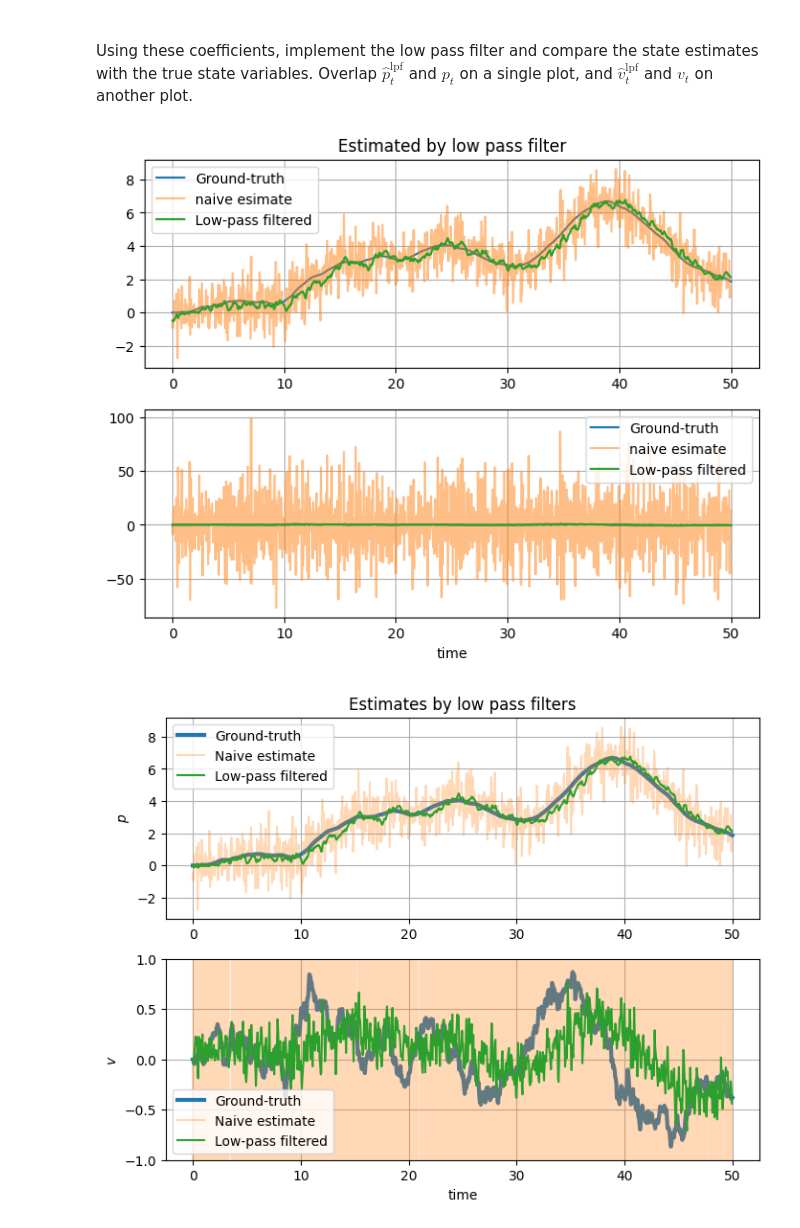
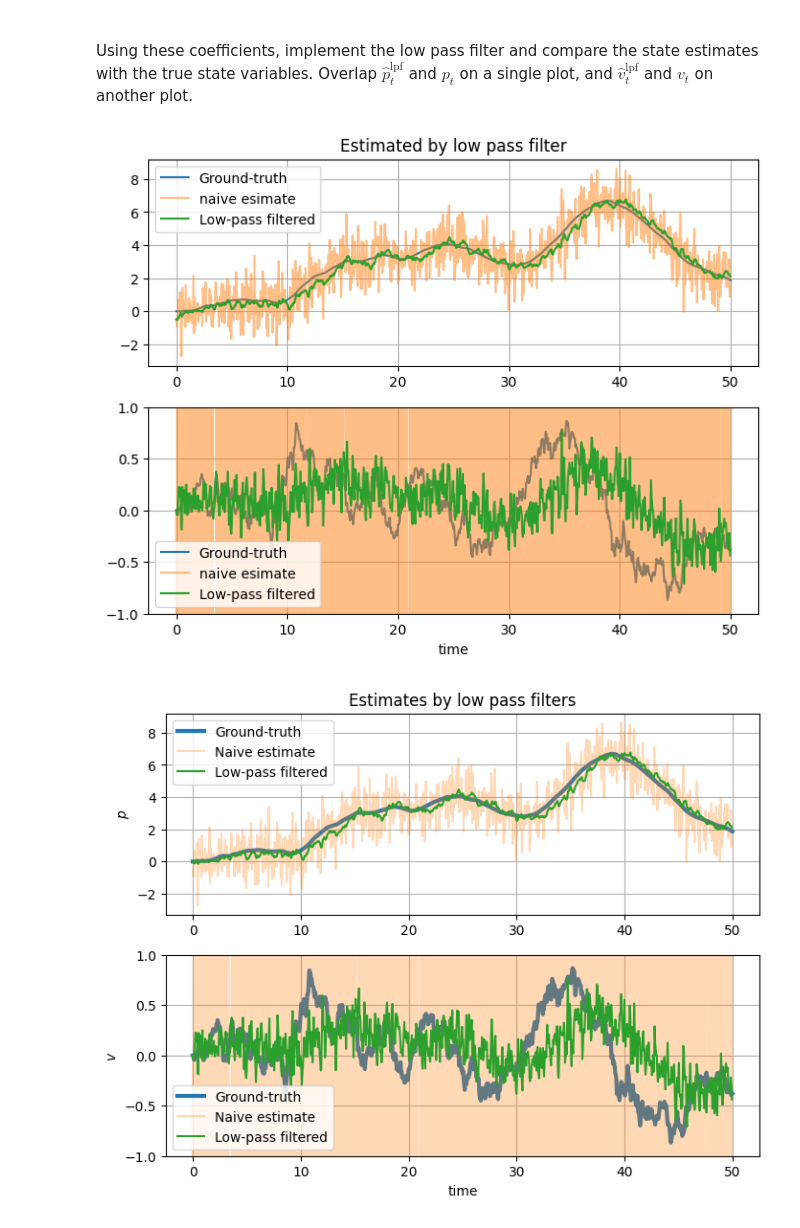
Before and after one commit to imrealhelper/Linear-Algebra, a Jupyter notebook: soft_ware_labs/ase3001_exercises_state_estimation_and_filtering.ipynb, the cells around one changed output. Drawn from its saved outputs; the diff is of its cells as text; code cells hidden in the pictures.

```diff
--- a/soft_ware_labs/ase3001_exercises_state_estimation_and_filtering.ipynb
+++ b/soft_ware_labs/ase3001_exercises_state_estimation_and_filtering.ipynb
@@ -295,33 +295,34 @@ Using these coefficients, implement the low pass filter and compare the state es
 # %%
 p_lpf = np.zeros_like(p_naive)
 p_lpf[0] = p_naive[0]
 v_lpf = np.zeros_like(v_naive)
 v_lpf[0] = v_naive[0]
 for i in range(1,len(p_lpf)):
   p_lpf[i] = 0.9047619*p_lpf[i-1] + 0.04761905*(p_naive[i]+ p_naive[i-1])
   v_lpf[i] = 0.99004975*v_lpf[i-1] + 0.00497512*(v_naive[i]+ v_naive[i-1])
 
 plt.figure(figsize=(8,6), dpi=100)
 
 plt.subplot(2,1,1)
 plt.title("Estimated by low pass filter")
 plt.plot(ts,x[0,:], label='Ground-truth')
 plt.plot(ts[:-1],p_naive, alpha=0.5, label='naive esimate')
 plt.plot(ts[:-1],p_lpf, label='Low-pass filtered')
 plt.ylabel(r'')
 plt.legend()
 plt.grid()
 plt.subplot(2,1,2)
 plt.plot(ts,x[1,:], label='Ground-truth')
 plt.plot(ts[:-1],v_naive, alpha=0.5, label='naive esimate')
 plt.plot(ts[:-1],v_lpf, label='Low-pass filtered')
 plt.xlabel('time')
+plt.ylim([-1,1])
 plt.ylabel(r'')
 plt.legend()
 plt.grid()
 plt.show()
 # %% [output]
-[figure, old version]
+[figure, new version]
 # %%
 |# your code here
 # %% [output]
```
